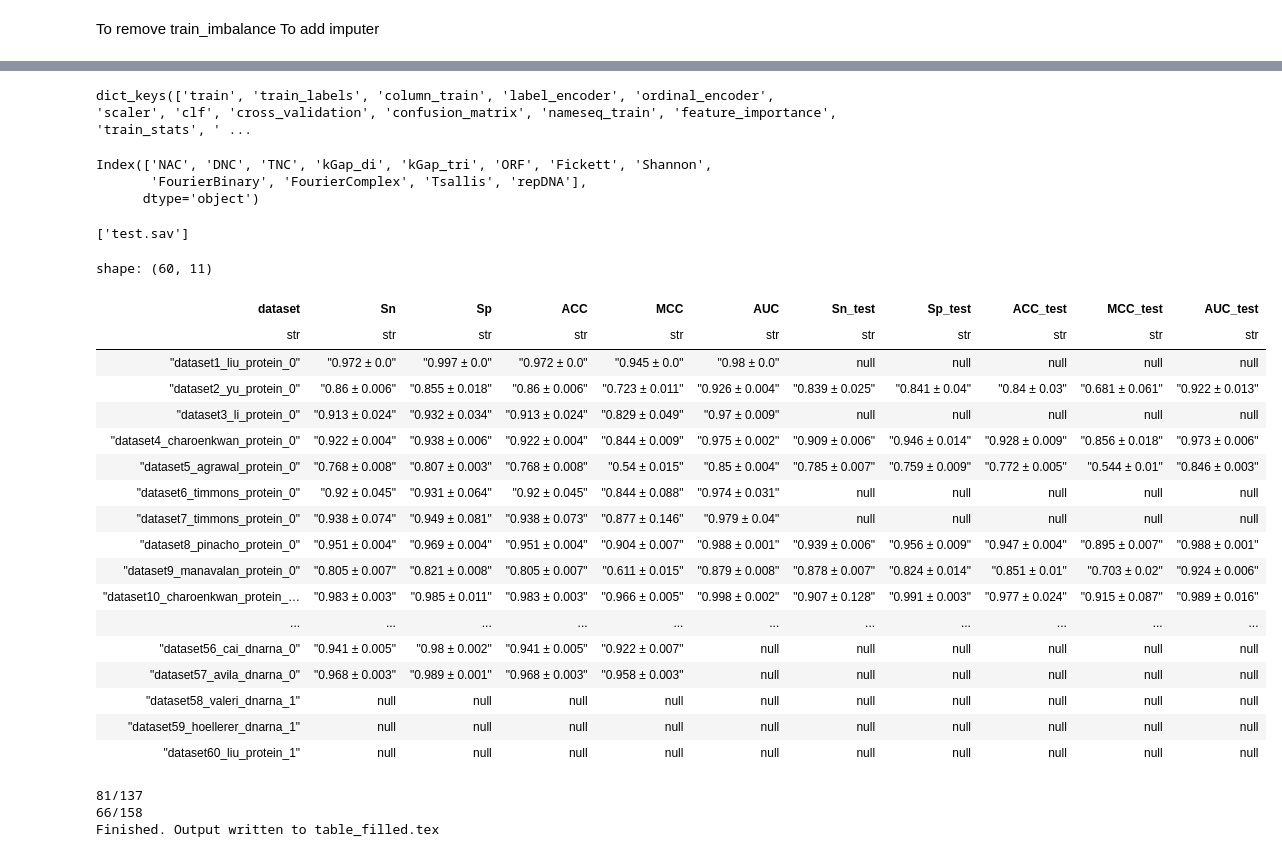
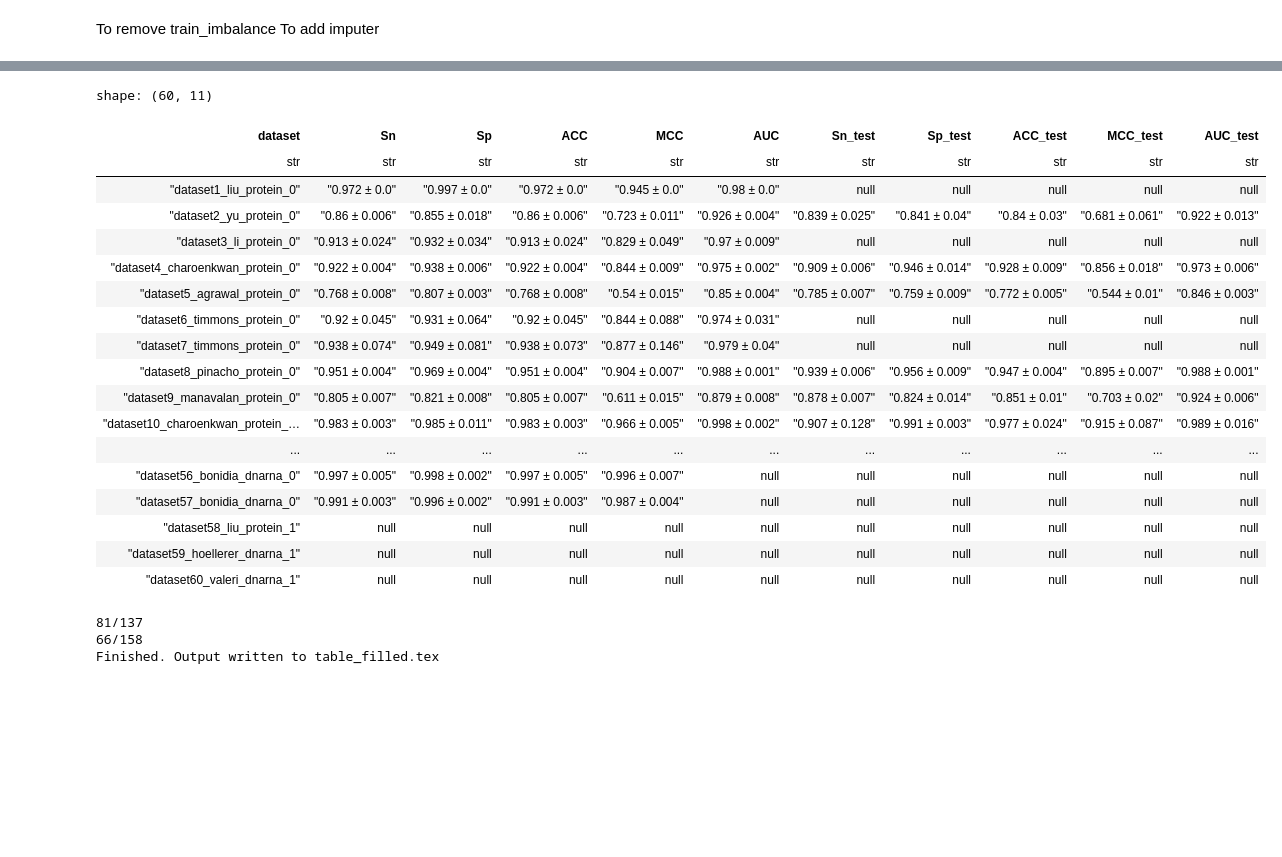
Before and after one commit to Bonidia/BioAutoML-FAST, a Jupyter notebook: test.ipynb, the cells around one changed output, grey strips where cells are left out. Cells and saved outputs as stored; diff of their text form; code cells hidden in the pictures; blank space fills up the shorter version.

```diff
--- a/test.ipynb
+++ b/test.ipynb
@@ -50,58 +50,15 @@ App/datasets/dataset6_timmons_protein_0/runs/run_6
 App/datasets/dataset7_timmons_protein_0/runs/run_6
 App/datasets/dataset8_pinacho_protein_0/runs/run_6
 App/datasets/dataset9_manavalan_protein_0/runs/run_6
-# %%
-import joblib
-
-model = joblib.load("App/datasets/dataset57_bonidia_dnarna_0/runs/run_6/trained_model.sav")
-model.keys()
-# %% [output]
-dict_keys(['train', 'train_labels', 'column_train', 'label_encoder', 'ordinal_encoder', 'scaler', 'clf', 'cross_validation', 'confusion_matrix', 'nameseq_train', 'feature_importance', 'train_stats', ' ...
-# %%
-model["descriptors"].columns
-# %% [output]
-Index(['NAC', 'DNC', 'TNC', 'kGap_di', 'kGap_tri', 'ORF', 'Fickett', 'Shannon',
-       'FourierBinary', 'FourierComplex', 'Tsallis', 'repDNA'],
-      dtype='object')
-# %%
-joblib.dump(model, "test.sav")
-# %% [output]
-['test.sav']
-# %%
-import polars as pl
-import numpy as np
-import pandas as pd
-import math
-from typing import Optional
-import re
-import os
-
-for i in range(1, 11):
-    path = f"App/datasets/dataset60_valeri_dnarna_1/runs/run_{i}"
-    # Read the file
-    with open(os.path.join(path, "feature_importance.csv")) as f:
-        lines = f.readlines()
-
-    features = []
-    importances = []
-
-    for line in lines:
-        # Extract the feature name between the first '(' and ')'
-        feature_match = re.search(r'Feature\s*\((.*?)\)', line)
-        # Extract importance: number inside the last parentheses
-        importance_match = re.search(r'\(([-+]?[0-9]*\.?[0-9]+)\)\s*$', line)
-
-        if feature_match and importance_match:
-            features.append(feature_match.group(1))
-            importances.append(float(importance_match.group(1)))
-
-    df = pd.DataFrame({
-        "Feature": features,
-        "Importance": importances
-    })
-
-    df.to_csv(os.path.join(path, "feature_importance.csv"), sep='\t', index=False)
 # %%
+import polars as pl
+import numpy as np
+import pandas as pd
+import math
+from typing import Optional
+import re
+import os
+
 def calculate_metrics_from_confusion_matrix(matrix_path):
     """
     Calculates ACC, Sn, Sp, F1, and MCC from a binary confusion matrix CSV.
@@ -143,7 +100,7 @@ def calculate_metrics_from_confusion_matrix(matrix_path):
 # ---------- Main pipeline ----------
 pl.Config(tbl_rows=60)
 
-full_datasets_path = "App/datasets"
+full_datasets_path = "../datasets"
 datasets_list = [
     os.path.join(full_datasets_path, item)
     for item in os.listdir(full_datasets_path)
@@ -201,38 +158,38 @@ df_metrics = df_metrics.group_by("dataset").agg(
         for col in df_metrics.columns if col != "dataset"
     ]
 )
 
 # Optional sorting by dataset number if datasets are named like "dataset1", "dataset2", etc.
 df_sorted = (
     df_metrics.with_columns(
         pl.col("dataset").str.extract(r"dataset(\d+)").cast(pl.Int64).alias("dataset_num")
     )
     .sort("dataset_num")
     .drop("dataset_num")
 )
 
 df_final = df_sorted.select(["dataset", "Sn", "Sp", "ACC", "MCC", "AUC", "Sn_test", "Sp_test", "ACC_test", "MCC_test", "AUC_test"])
 df_final
 # %% [output]
 shape: (60, 11)
 | dataset | Sn | Sp | ACC | MCC | AUC | Sn_test | Sp_test | ACC_test | MCC_test | AUC_test |
 | str | str | str | str | str | str | str | str | str | str | str |
 | "dataset1_liu_protein_0" | "0.972 ± 0.0" | "0.997 ± 0.0" | "0.972 ± 0.0" | "0.945 ± 0.0" | "0.98 ± 0.0" | null | null | null | null | null |
 | "dataset2_yu_protein_0" | "0.86 ± 0.006" | "0.855 ± 0.018" | "0.86 ± 0.006" | "0.723 ± 0.011" | "0.926 ± 0.004" | "0.839 ± 0.025" | "0.841 ± 0.04" | "0.84 ± 0.03" | "0.681 ± 0.061" | "0.922 ± 0.013" |
 | "dataset3_li_protein_0" | "0.913 ± 0.024" | "0.932 ± 0.034" | "0.913 ± 0.024" | "0.829 ± 0.049" | "0.97 ± 0.009" | null | null | null | null | null |
 | "dataset4_charoenkwan_protein_0" | "0.922 ± 0.004" | "0.938 ± 0.006" | "0.922 ± 0.004" | "0.844 ± 0.009" | "0.975 ± 0.002" | "0.909 ± 0.006" | "0.946 ± 0.014" | "0.928 ± 0.009" | "0.856 ± 0.018" | "0.973 ± 0.006" |
 | "dataset5_agrawal_protein_0" | "0.768 ± 0.008" | "0.807 ± 0.003" | "0.768 ± 0.008" | "0.54 ± 0.015" | "0.85 ± 0.004" | "0.785 ± 0.007" | "0.759 ± 0.009" | "0.772 ± 0.005" | "0.544 ± 0.01" | "0.846 ± 0.003" |
 | "dataset6_timmons_protein_0" | "0.92 ± 0.045" | "0.931 ± 0.064" | "0.92 ± 0.045" | "0.844 ± 0.088" | "0.974 ± 0.031" | null | null | null | null | null |
 | "dataset7_timmons_protein_0" | "0.938 ± 0.074" | "0.949 ± 0.081" | "0.938 ± 0.073" | "0.877 ± 0.146" | "0.979 ± 0.04" | null | null | null | null | null |
 | "dataset8_pinacho_protein_0" | "0.951 ± 0.004" | "0.969 ± 0.004" | "0.951 ± 0.004" | "0.904 ± 0.007" | "0.988 ± 0.001" | "0.939 ± 0.006" | "0.956 ± 0.009" | "0.947 ± 0.004" | "0.895 ± 0.007" | "0.988 ± 0.001" |
 | "dataset9_manavalan_protein_0" | "0.805 ± 0.007" | "0.821 ± 0.008" | "0.805 ± 0.007" | "0.611 ± 0.015" | "0.879 ± 0.008" | "0.878 ± 0.007" | "0.824 ± 0.014" | "0.851 ± 0.01" | "0.703 ± 0.02" | "0.924 ± 0.006" |
 | "dataset10_charoenkwan_protein_… | "0.983 ± 0.003" | "0.985 ± 0.011" | "0.983 ± 0.003" | "0.966 ± 0.005" | "0.998 ± 0.002" | "0.907 ± 0.128" | "0.991 ± 0.003" | "0.977 ± 0.024" | "0.915 ± 0.087" | "0.989 ± 0.016" |
 | ... | ... | ... | ... | ... | ... | ... | ... | ... | ... | ... |
-| "dataset56_cai_dnarna_0" | "0.941 ± 0.005" | "0.98 ± 0.002" | "0.941 ± 0.005" | "0.922 ± 0.007" | null | null | null | null | null | null |
-| "dataset57_avila_dnarna_0" | "0.968 ± 0.003" | "0.989 ± 0.001" | "0.968 ± 0.003" | "0.958 ± 0.003" | null | null | null | null | null | null |
-| "dataset58_valeri_dnarna_1" | null | null | null | null | null | null | null | null | null | null |
+| "dataset56_bonidia_dnarna_0" | "0.997 ± 0.005" | "0.998 ± 0.002" | "0.997 ± 0.005" | "0.996 ± 0.007" | null | null | null | null | null | null |
+| "dataset57_bonidia_dnarna_0" | "0.991 ± 0.003" | "0.996 ± 0.002" | "0.991 ± 0.003" | "0.987 ± 0.004" | null | null | null | null | null | null |
+| "dataset58_liu_protein_1" | null | null | null | null | null | null | null | null | null | null |
 | "dataset59_hoellerer_dnarna_1" | null | null | null | null | null | null | null | null | null | null |
-| "dataset60_liu_protein_1" | null | null | null | null | null | null | null | null | null | null |
+| "dataset60_valeri_dnarna_1" | null | null | null | null | null | null | null | null | null | null |
 # %%
 import re
 import math
```
Also changed, not shown: parts of 2 cells of this notebook, 6 other files.
